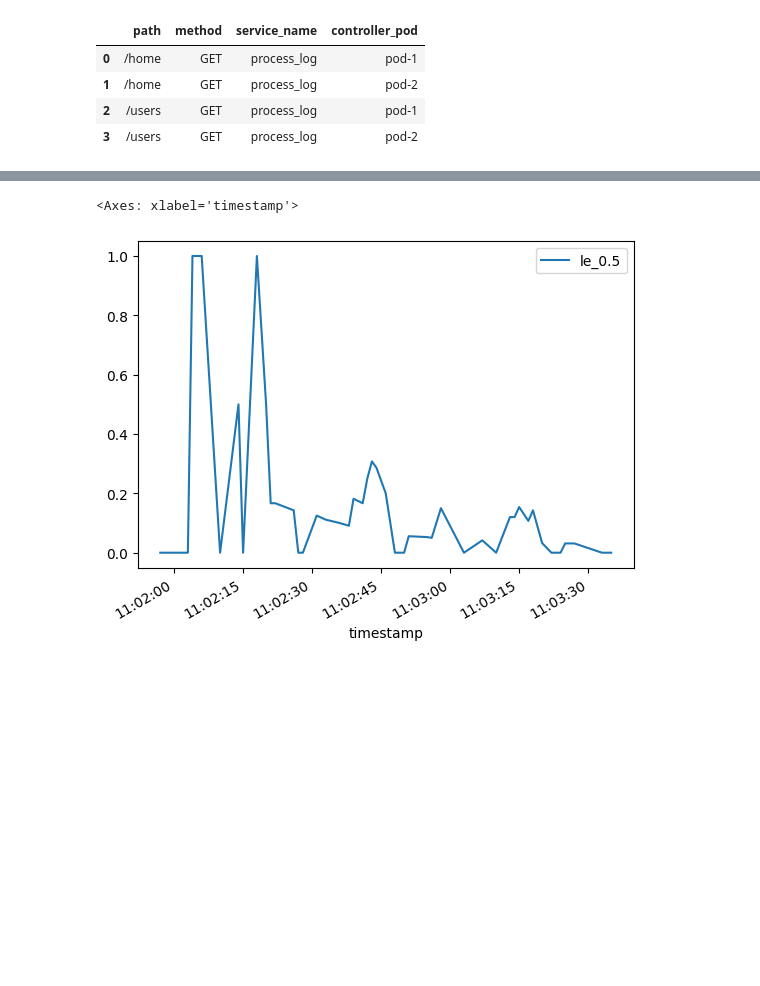
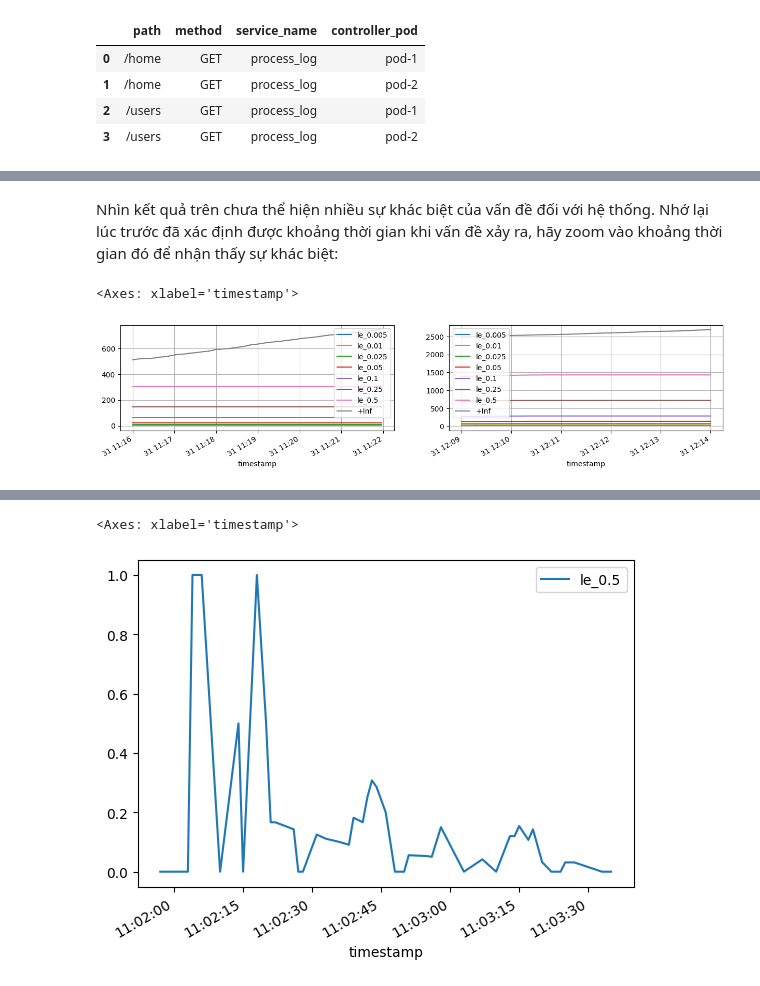
Before and after one commit to vuvietnguyenit/data_analystic, a Jupyter notebook: notebooks/calculate_latency_duration_time.ipynb, the cells around one changed output, grey strips where cells are left out. Drawn from its saved outputs; the diff is of its cells as text; code cells hidden in the pictures; blank space fills up the shorter version.

```diff
--- a/notebooks/calculate_latency_duration_time.ipynb
+++ b/notebooks/calculate_latency_duration_time.ipynb
@@ -186,7 +196,7 @@ for idx, dataset in group_dataset.iterrows():
         .apply(lambda x: bins_value(x, bins_dict), axis=1)
 
 # Join all group dataframe processed by one dataframe
-raw_df = pd.concat(df_by_group.values())
+df_by_group_incl_latency = pd.concat(df_by_group.values())
 # %%
 # Rename columns
 columns_change = {
@@ -199,4 +209,4 @@ columns_change = {
     0.5: "le_0.5",
     "+Inf": "+Inf"
 }
-raw_df = raw_df.rename(columns=columns_change)
+df_by_group_incl_latency = df_by_group_incl_latency.rename(columns=columns_change)
@@ -221,4 +231,4 @@ raw_df
 # Select columns necessary for analysis
 list_column_select = ["path", "method", "service_name",
                       "controller_pod"] + [bucket for bucket in columns_change.values()]
-raw_df = raw_df[list_column_select]
+df_by_group_incl_latency_bucket = df_by_group_incl_latency[list_column_select]
@@ -250,0 +257,9 @@ raw_df.query("path == '/users' and controller_pod == 'pod-1'").loc['2024-01-30 1
+# %% [markdown]
+Nhìn kết quả trên chưa thể hiện nhiều sự khác biệt của vấn đề đối với hệ thống. Nhớ lại lúc trước đã xác định được khoảng thời gian khi vấn đề xảy ra, hãy zoom vào khoảng thời gian đó để nhận thấy sự khác biệt:
+# %%
+fig, axs = plt.subplots(nrows=1, ncols=2, figsize=(15, 3))
+df_by_group_incl_latency_bucket.query("path == '/users' and controller_pod == 'pod-1'").loc['2024-01-31 11:16:00': '2024-01-31 11:22:00'].plot(grid=True, ax=axs[0])
+df_by_group_incl_latency_bucket.query("path == '/users' and controller_pod == 'pod-1'").loc['2024-01-31 12:09:00': '2024-01-31 12:14:00'].plot(grid=True, ax=axs[1])
+# %% [output]
+<Axes: xlabel='timestamp'>
+[figure, added]
```
Also changed, not shown: parts of 19 cells of this notebook.
